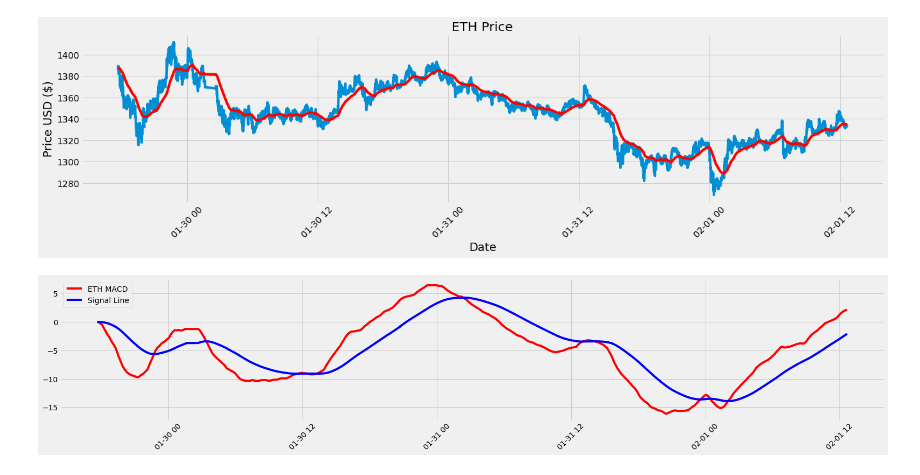
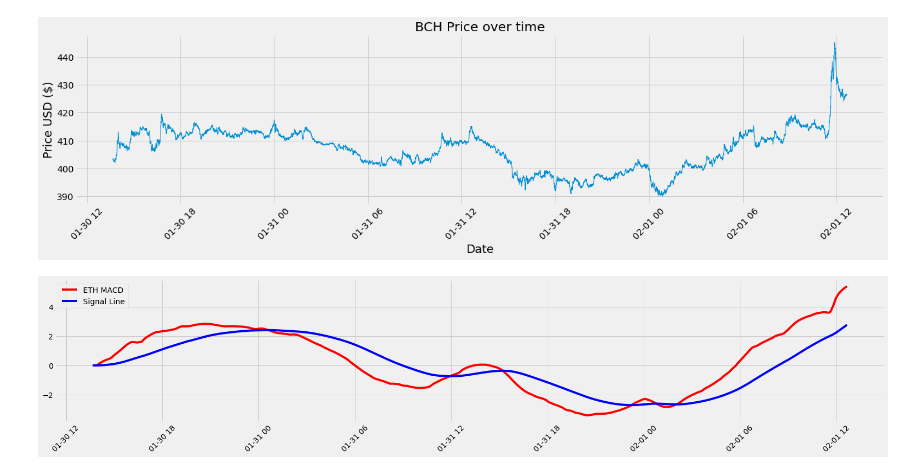
Before and after one commit to jsngalloway/night-trader, a Jupyter notebook: notebooks/macd_based/backwards_macd.ipynb, the cells around one changed output. Drawn from its saved outputs; the diff is of its cells as text; code cells hidden in the pictures.

```diff
--- a/notebooks/macd_based/backwards_macd.ipynb
+++ b/notebooks/macd_based/backwards_macd.ipynb
@@ -7,7 +7,8 @@ import matplotlib.pyplot as plt
 plt.style.use('fivethirtyeight')
 # %%
 #Store the data into the df variable
-df = pd.read_csv('../../data/ETH.csv')
+SYMBOL = 'BCH'
+df = pd.read_csv(f'../../data/{SYMBOL}.csv')
 # %%
 #Set the date as the index for the data
 df = df.set_index(pd.DatetimeIndex(df['begins_at'].values))
@@ -17,23 +18,20 @@ df['price'] = df[['high_price','low_price']].mean(axis=1)
 # %%
 # Visually Show The Stock Price(s)
 # Create the title
 title = 'ETH Price'
 #Get the stocks
 my_stocks = df
 #Create and plot the graph
 plt.figure(figsize=(20,4.5)) #width = 12.2in, height = 4.5
-plt.plot( my_stocks['price'],  label='price')#plt.plot( X-Axis , Y-Axis, line_width, alpha_for_blending,  label)
-
-just_ema = df.price.ewm(span=400, adjust=False).mean()
-plt.plot(df.index, just_ema, label='Exponential moving average', color = 'red')
+plt.plot( my_stocks['price'],  label='price', linewidth=1)#plt.plot( X-Axis , Y-Axis, line_width, alpha_for_blending,  label)
 
 plt.xticks(rotation=45)
-plt.title(title)
+plt.title(f"{SYMBOL} Price over time")
 plt.xlabel('Date',fontsize=18)
 plt.ylabel('Price USD ($)',fontsize=18)
 plt.show()
 # %% [output]
-[figure, old version]
+[figure, new version]
 # %%
 
 def createMacdAndSignalLines(macd_params, macd_multiplier):
@@ -45,6 +43,10 @@ def createMacdAndSignalLines(macd_params, macd_multiplier):
 
 macd_params = (12, 26, 9)
 macd_multiplier = 175
+# Best Multipliers for coins:
+# ----------------------------
+# ETH: 175
+# BCH: 50
 macd, signal = createMacdAndSignalLines(macd_params, macd_multiplier)
 
 plt.figure(figsize=(12.2*2,4.5)) #width = 12.2in, height = 4.5
@@ -54,7 +56,7 @@ plt.xticks(rotation=45)
 plt.legend(loc='upper left')
 plt.show()
 # %% [output]
-[figure, old version]
+[figure, new version]
 # %%
 df['MACD'] = macd
 df['Signal Line'] = signal
```
Also changed, not shown: parts of 3 cells of this notebook, 2 other files.
